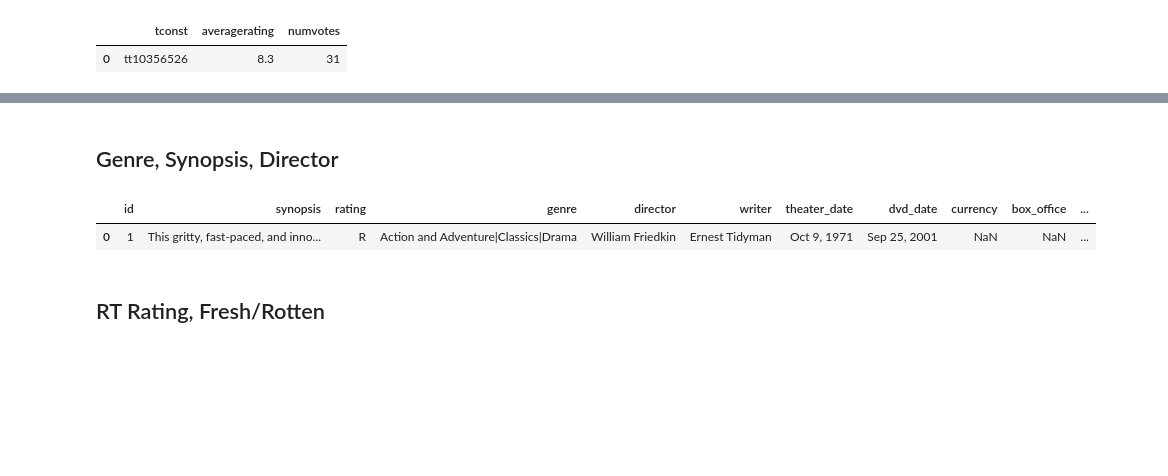
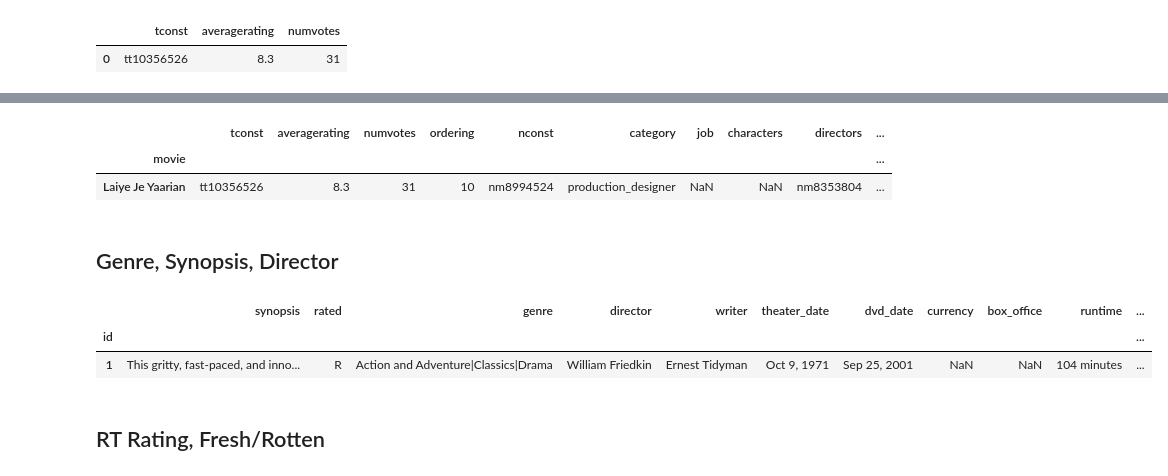
Before and after one commit to patrick-anastasio/Flatiron_DSC-Phase1_Project, a Jupyter notebook: data_info.ipynb, the cells around one changed output, grey strips where cells are left out. Drawn from its saved outputs; the diff is of its cells as text; code cells hidden in the pictures; blank space fills up the shorter version.

```diff
--- a/data_info.ipynb
+++ b/data_info.ipynb
@@ -71,12 +103,23 @@ imdb_title_ratings_df.head(1)
+# %%
+imdb_1tconst_df = imdb_complete_df.drop_duplicates(subset='tconst')
+imdb_1tconst_df = imdb_1tconst_df.rename({'primary_title':'movie'}, axis=1).set_index('movie')
+imdb_1tconst_df.head(1)
+# %% [output]
+|  | tconst | averagerating | numvotes | ordering | nconst | category | job | characters | directors | ... |
+| movie |  |  |  |  |  |  |  |  |  | ... |
+| Laiye Je Yaarian | tt10356526 | 8.3 | 31 | 10 | nm8994524 | production_designer | NaN | NaN | nm8353804 | ... |
 # %% [markdown]
 ## Genre, Synopsis, Director
 # %%
 rt_movie_info_df = pd.read_csv('data/zippedData/rt.movie_info.tsv.gz', error_bad_lines=False, sep='\t')
-rt_movie_info_df.head(1)
+rt_movie_info_df = rt_movie_info_df.rename({'rating':'rated'}, axis=1)
+rt_movie_info_by_id_df = rt_movie_info_df.set_index('id')
+rt_movie_info_by_id_df.head(1)
 # rt_movie_info_df.info()
 # %% [output]
-|  | id | synopsis | rating | genre | director | writer | theater_date | dvd_date | currency | box_office | ... |
-| 0 | 1 | This gritty, fast-paced, and inno... | R | Action and Adventure|Classics|Drama | William Friedkin | Ernest Tidyman | Oct 9, 1971 | Sep 25, 2001 | NaN | NaN | ... |
+|  | synopsis | rated | genre | director | writer | theater_date | dvd_date | currency | box_office | runtime | ... |
+| id |  |  |  |  |  |  |  |  |  |  | ... |
+| 1 | This gritty, fast-paced, and inno... | R | Action and Adventure|Classics|Drama | William Friedkin | Ernest Tidyman | Oct 9, 1971 | Sep 25, 2001 | NaN | NaN | 104 minutes | ... |
 # %% [markdown]
 ## RT Rating, Fresh/Rotten
 # %%
```
Also changed, not shown: parts of 12 cells of this notebook, 1 other file.
